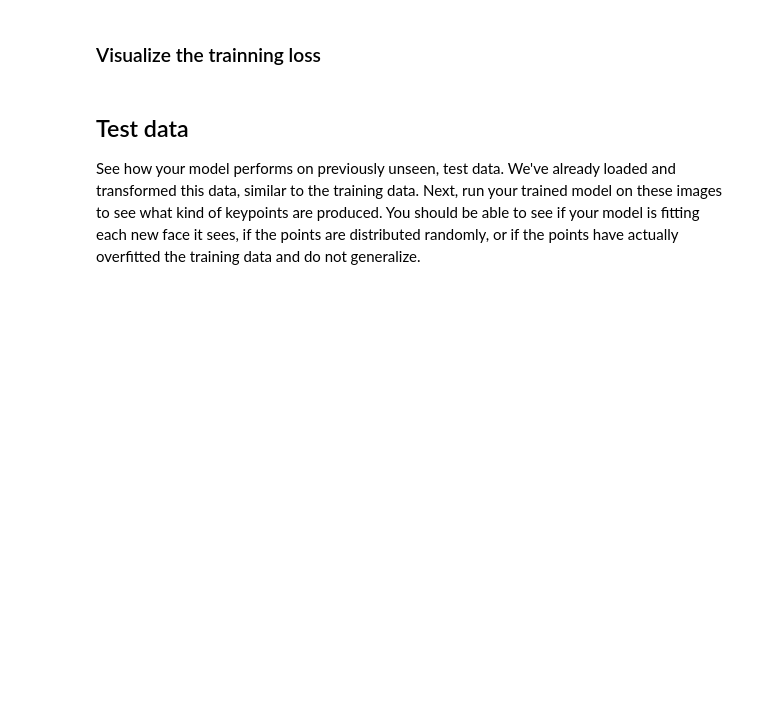
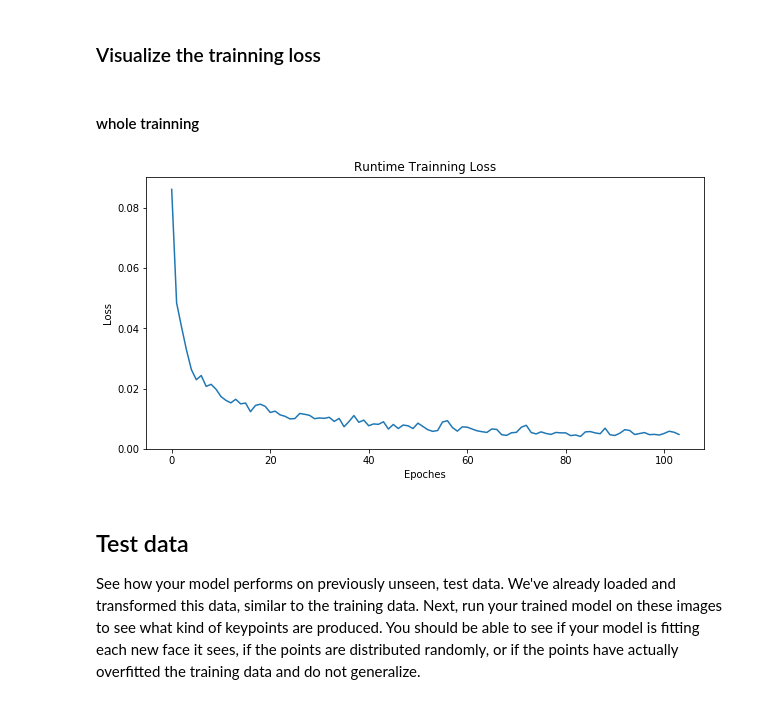
Before and after one commit to jeff-ruby/CVND_P1_Facial_Keypoints, a Jupyter notebook: 2. Define the Network Architecture.ipynb, the cells around one changed output. Drawn from its saved outputs; the diff is of its cells as text; code cells hidden in the pictures; blank space fills up the shorter version.

```diff
--- a/2. Define the Network Architecture.ipynb
+++ b/2. Define the Network Architecture.ipynb
@@ -226,7 +229,7 @@ Decide on a good batch size for training your model. Try both small and large ba
 **Note for Windows users**: Please change the `num_workers` to 0 or you may face some issues with your DataLoader failing.
 # %%
 # load training data in batches
-batch_size = 128
+batch_size = 32
 
 train_loader = DataLoader(transformed_dataset,
                           batch_size=batch_size,
@@ -380,11 +437,3 @@ Training a network to predict keypoints is different than training a network to
 Next, you'll define how the model will train by deciding on the loss function and optimizer.
 
 ---
-# %%
-loss = nn.L1Loss(reduce=True)
-input = torch.randn(3, 5, requires_grad=True)
-target = torch.randn(3, 5)
-print(input)
-print(target)
-output = loss(input, target)
-print(output)
@@ -400,9 +441,9 @@ tensor(0.9227)
 ## TODO: Define the loss and optimization
 import torch.optim as optim
 
-#criterion = nn.SmoothL1Loss()
+criterion = nn.SmoothL1Loss()
 #criterion = nn.MSELoss()
-criterion = nn.L1Loss()
+#criterion = nn.L1Loss()
 
 optimizer = optim.Adam(net.parameters())
 # %% [markdown]
@@ -509,7 +595,7 @@ Net(
 )
 # %%
 # train your network
-n_epochs = 15 # start small, and increase when you've decided on your model structure and hyperparams
+n_epochs = 120 # start small, and increase when you've decided on your model structure and hyperparams
 
 training_loss = train_net(n_epochs, use_gpu=True)
 # %% [output]
@@ -521,12 +619,17 @@ Epoch: 2, Batch: 20, Avg. Loss: 0.0022692134827375413
 # %% [markdown]
 ### Visualize the trainning loss
+# %% [markdown]
+#### whole trainning
 # %%
 # visualize the loss as the network trained
+plt.figure(figsize=(10,5))
 plt.plot(training_loss)
-plt.xlabel('{}\'s of batches'.format(stastic_num_batch))
-plt.ylabel('loss')
-#plt.ylim(0, 2.5) # consistent scale
+plt.xlabel('Epoches')
+plt.ylabel('Loss')
+plt.title('Runtime Trainning Loss')
 plt.show()
+# %% [output]
+[figure, added]
 # %% [markdown]
 ## Test data
 
```
Also changed, not shown: parts of 31 cells of this notebook, 5 other files.
